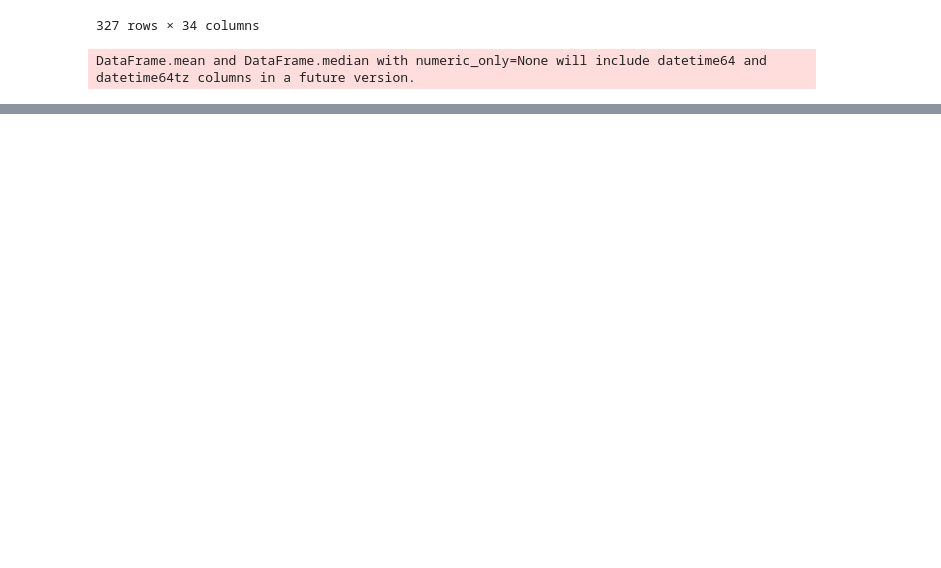
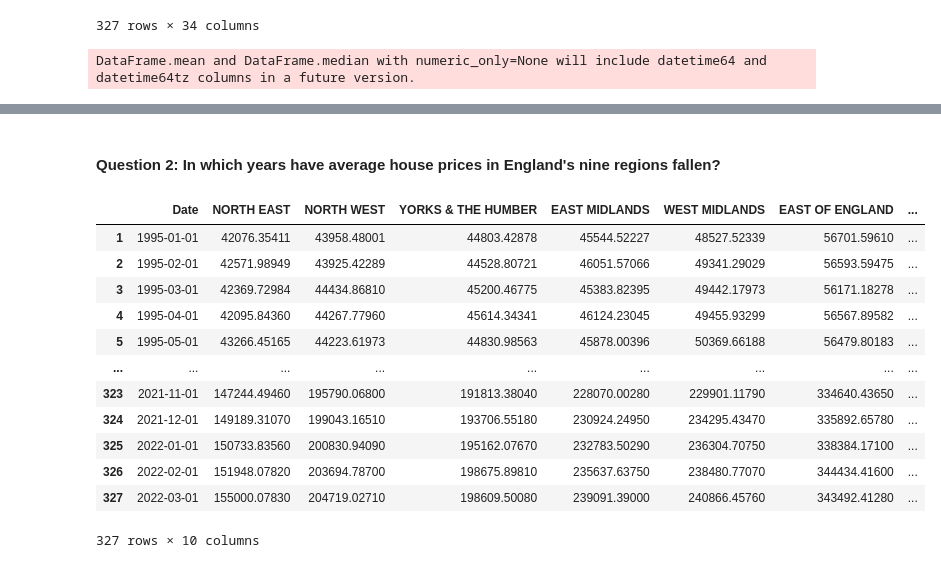
Before and after one commit to Ishwari-10/SDPA, a Jupyter notebook: Part 2/Re-sit part 2.ipynb, the cells around one changed output, grey strips where cells are left out. Drawn from its saved outputs; the diff is of its cells as text; code cells hidden in the pictures; blank space fills up the shorter version.

```diff
--- a/Part 2/Re-sit part 2.ipynb
+++ b/Part 2/Re-sit part 2.ipynb
@@ -336,0 +345,20 @@ plt.show()
+# %% [markdown]
+#### Question 2: In which years have average house prices in England's nine regions fallen?
+# %%
+#We created a separate dataframe for England's nine regions.
+regions = df_new.drop(df_new.columns[[1,2,3,4,5,6,7,8,9,10,11,12,13,14,15,16,17,18,19,20,21,22,23,24,25,26,27,28,29,30,31,32,33,34,35,45]], axis=1)
+regions
+# %% [output]
+|  | Date | NORTH EAST | NORTH WEST | YORKS & THE HUMBER | EAST MIDLANDS | WEST MIDLANDS | EAST OF ENGLAND | ... |
+| 1 | 1995-01-01 | 42076.35411 | 43958.48001 | 44803.42878 | 45544.52227 | 48527.52339 | 56701.59610 | ... |
+| 2 | 1995-02-01 | 42571.98949 | 43925.42289 | 44528.80721 | 46051.57066 | 49341.29029 | 56593.59475 | ... |
+| 3 | 1995-03-01 | 42369.72984 | 44434.86810 | 45200.46775 | 45383.82395 | 49442.17973 | 56171.18278 | ... |
+| 4 | 1995-04-01 | 42095.84360 | 44267.77960 | 45614.34341 | 46124.23045 | 49455.93299 | 56567.89582 | ... |
+| 5 | 1995-05-01 | 43266.45165 | 44223.61973 | 44830.98563 | 45878.00396 | 50369.66188 | 56479.80183 | ... |
+| ... | ... | ... | ... | ... | ... | ... | ... | ... |
+| 323 | 2021-11-01 | 147244.49460 | 195790.06800 | 191813.38040 | 228070.00280 | 229901.11790 | 334640.43650 | ... |
+| 324 | 2021-12-01 | 149189.31070 | 199043.16510 | 193706.55180 | 230924.24950 | 234295.43470 | 335892.65780 | ... |
+| 325 | 2022-01-01 | 150733.83560 | 200830.94090 | 195162.07670 | 232783.50290 | 236304.70750 | 338384.17100 | ... |
+| 326 | 2022-02-01 | 151948.07820 | 203694.78700 | 198675.89810 | 235637.63750 | 238480.77070 | 344434.41600 | ... |
+| 327 | 2022-03-01 | 155000.07830 | 204719.02710 | 198609.50080 | 239091.39000 | 240866.45760 | 343492.41280 | ... |
+327 rows × 10 columns
```
Also changed, not shown: parts of 11 cells of this notebook.
